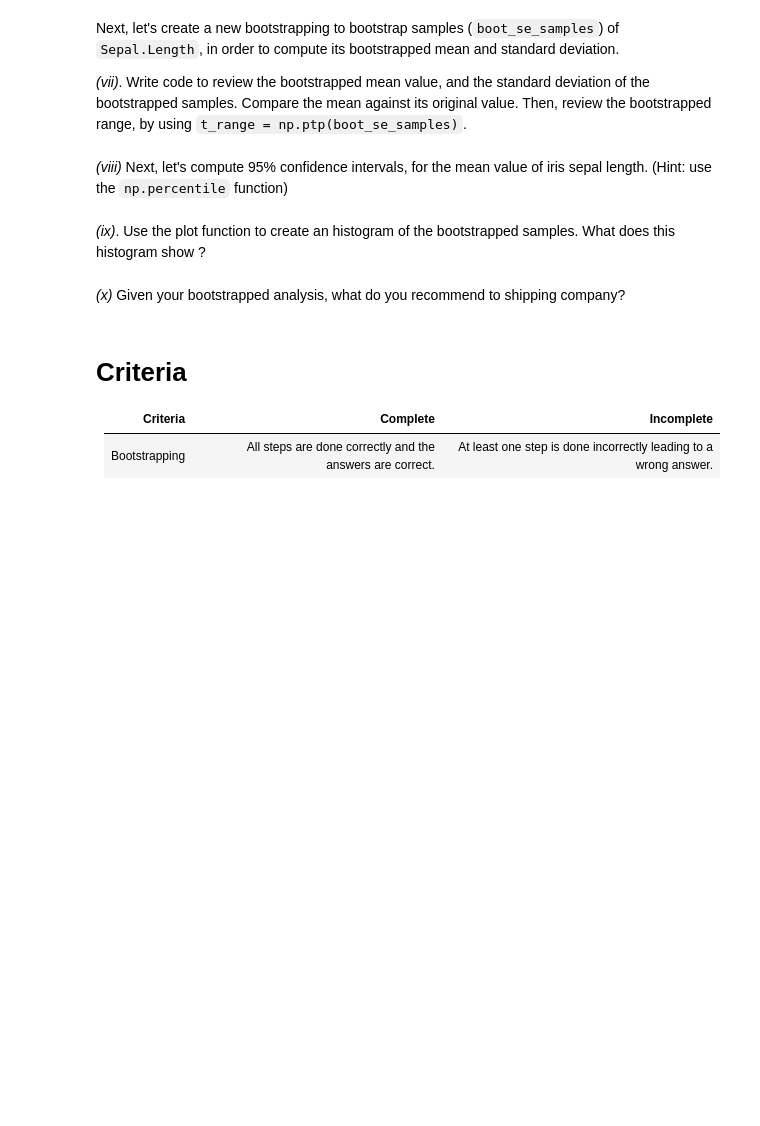
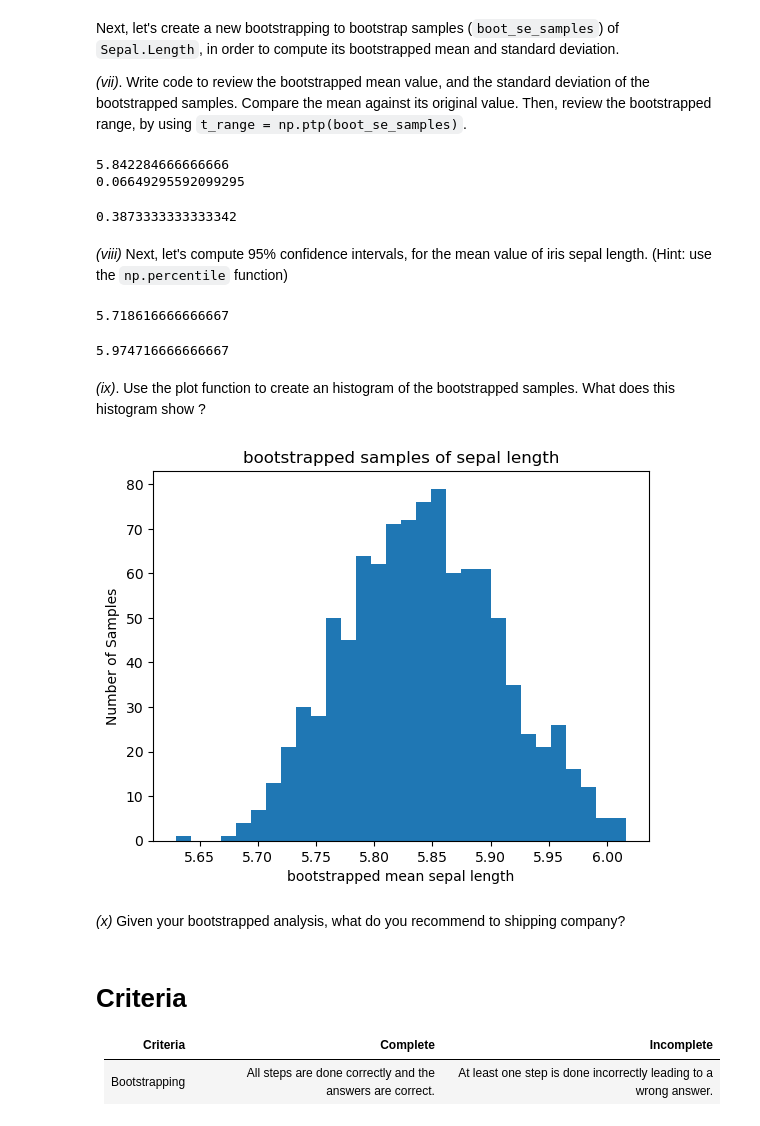
Before and after one commit to shwetankyadav1/applying_statistical_concepts, a Jupyter notebook: 02_assignments/assignment_3.ipynb, the cells around one changed output. Drawn from its saved outputs; the diff is of its cells as text; code cells hidden in the pictures; blank space fills up the shorter version.

```diff
--- a/02_assignments/assignment_3.ipynb
+++ b/02_assignments/assignment_3.ipynb
@@ -72,33 +89,55 @@ Next, let's create a new bootstrapping to bootstrap samples (`boot_se_samples`)
 
 _(vii)_. Write code to review the bootstrapped mean value, and the standard deviation of the bootstrapped samples. Compare the mean against its original value. Then, review the bootstrapped range, by using `t_range = np.ptp(boot_se_samples)`.
 # %%
-# Add your code here
+boot_se_samples = []
+rng = np.random.default_rng(0)
+n = df.shape[0]
+for i in range(1000):
+    idx = rng.choice(df.index, n, replace=True)
+    value = np.mean(df['Sepal.Length'].loc[idx])
+    boot_se_samples.append(value)
+boot_std_samples = np.array(boot_std_samples)
+print(np.mean(boot_se_samples))
+print(np.std(boot_se_samples))
+np.ptp(boot_se_samples)
+# %% [output]
+5.842284666666666
+0.06649295592099295
+0.3873333333333342
 # %% [markdown]
 _(viii)_ Next, let's compute 95% confidence intervals, for the mean value of iris sepal length. (Hint: use the `np.percentile` function)
 # %%
-# Add your code here
+conf_lower, conf_upper = np.percentile(boot_se_samples, [2.5, 97.5])
+
+print(conf_lower)
+conf_upper
+# %% [output]
+5.718616666666667
+5.974716666666667
 # %% [markdown]
 _(ix)_. Use the plot function to create an histogram of the bootstrapped samples. What does this histogram show ?
 # %%
 #Complete this
 
 # Create a figure and axis
 fig, ax = plt.subplots()
 
 # Create the histogram
-#Add your code here
+ax.hist(boot_se_samples, bins=30)
 
 # Add a title
-#Add your code here
+ax.set_title('bootstrapped samples of sepal length')
 
 # Add a label to the x-axis
-#Add your code here
+plt.xlabel('bootstrapped mean sepal length')
 
 # Add a label to the y-axis
-#Add your code here
+plt.ylabel('Number of Samples')
 
 # Show the plot
 plt.show()
+# %% [output]
+[figure, added]
 # %% [markdown]
 _(x)_ Given your bootstrapped analysis, what do you recommend to shipping company?
 # %%
```
Also changed, not shown: parts of 5 cells of this notebook.
